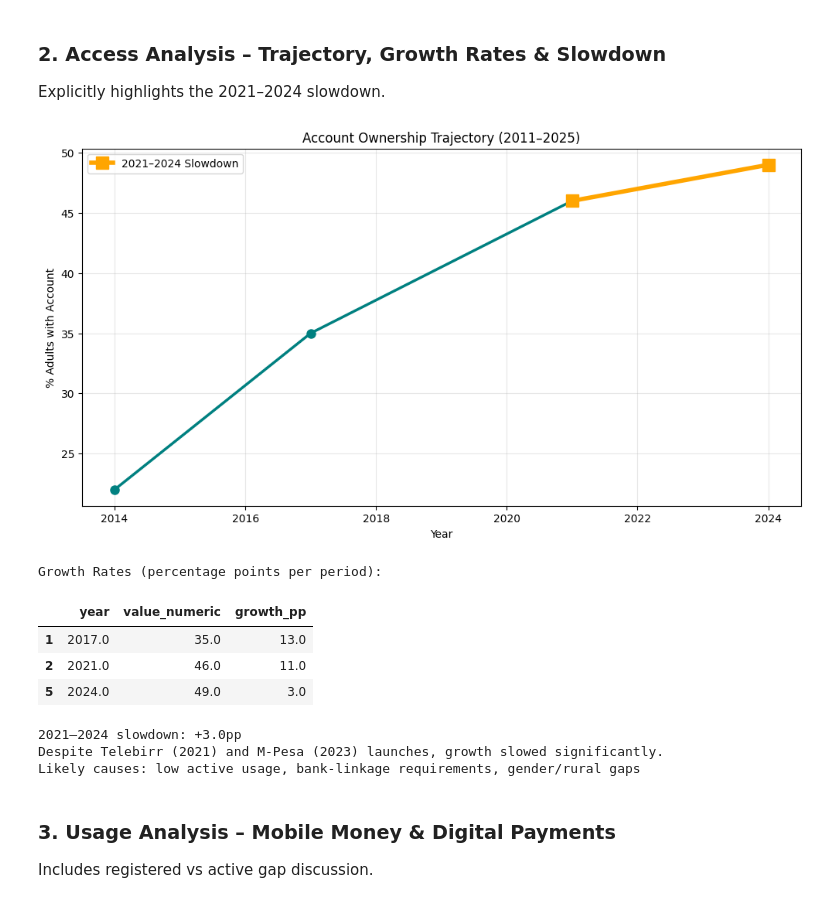
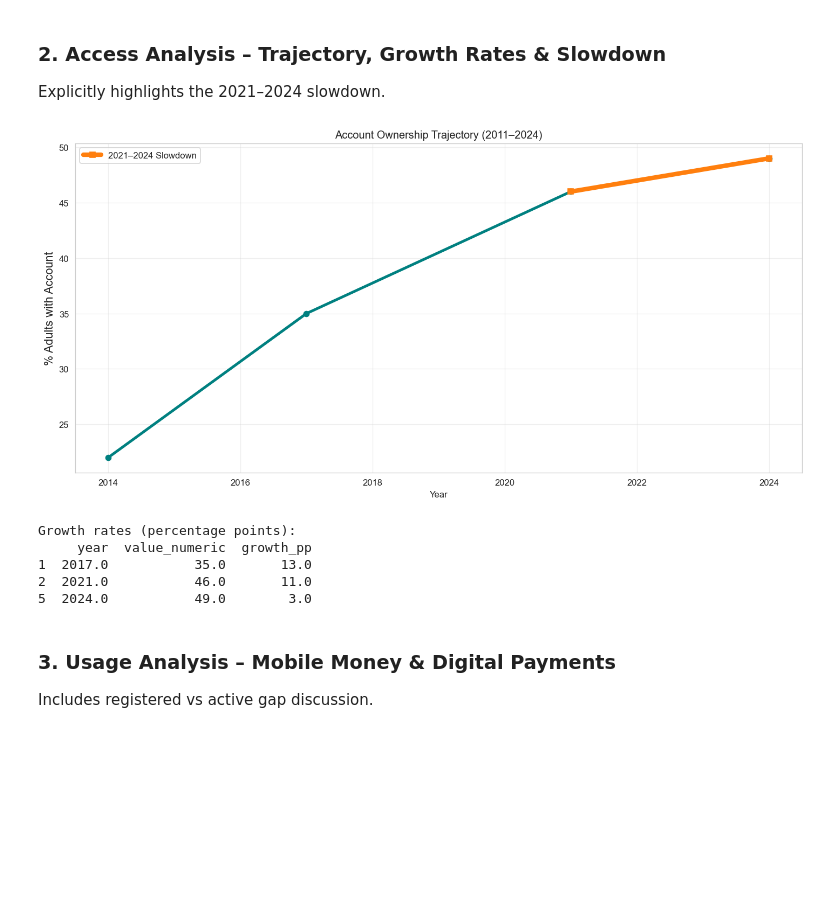
Before and after one commit to bekonad/ethiopia-financial-inclusion-forecast, a Jupyter notebook: notebooks/task2_eda.ipynb, the cells around one changed output. Drawn from its saved outputs; the diff is of its cells as text; code cells hidden in the pictures; blank space fills up the shorter version.

```diff
--- a/notebooks/task2_eda.ipynb
+++ b/notebooks/task2_eda.ipynb
@@ -49,13 +64,28 @@ def load_enriched_data():
     path = os.path.join(PROCESSED_DIR, 'enriched_fi_unified_data.csv')
     try:
         df = pd.read_csv(path, low_memory=False)
-        df['observation_date'] = pd.to_datetime(df['observation_date'], errors='coerce')
-        df['year'] = df['observation_date'].dt.year
+        for col in ['observation_date', 'event_date']:
+            if col in df.columns:
+                df[col] = pd.to_datetime(df[col], errors='coerce')
+        if 'year' not in df.columns and 'observation_date' in df.columns:
+            df['year'] = df['observation_date'].dt.year
         print(f"✓ Loaded enriched data: {df.shape[0]} rows × {df.shape[1]} columns")
         return df
     except FileNotFoundError:
         raise FileNotFoundError(f"Enriched file missing: {path}\n→ Run Task 1 first")
 
 df = load_enriched_data()
+
+def standardize_columns(df):
+    df.columns = df.columns.str.strip().str.lower().str.replace(' ', '_').str.replace('-', '_')
+    print("✓ Columns standardized")
+    return df
+
+df = standardize_columns(df)
+
+# Quick overview
+print("Record types:\n", df['record_type'].value_counts())
+print("Confidence levels:\n", df['confidence'].value_counts())
+print("Year coverage:\n", df['year'].dropna().astype(int).describe())
 # %% [output]
 ✓ Loaded enriched data: 55 rows × 36 columns
@@ -103,46 +147,38 @@ plot_dataset_overview(df)
 Explicitly highlights the 2021–2024 slowdown.
 # %%
 def plot_access_trajectory(df):
-    obs = df[df['record_type'] == 'observation'].copy()
-    acc = obs[obs['indicator_code'] == 'ACC_OWNERSHIP']
-    acc_all = acc[acc['gender'].isin(['all', None, 'all'])].sort_values('year').drop_duplicates('year')
+    obs = df[df['record_type']=='observation']
+    acc = obs[obs['indicator_code']=='ACC_OWNERSHIP']
+    acc_all = acc[acc['gender'].isin(['all','total', None])].sort_values('year').drop_duplicates('year')
 
-    # Static plot with slowdown highlight
     plt.figure(figsize=(12,6))
-    plt.plot(acc_all['year'], acc_all['value_numeric'], marker='o', color='teal', linewidth=2.5, markersize=8)
+    plt.plot(acc_all['year'], acc_all['value_numeric'], marker='o', linewidth=3, color=TEAL)
 
-    slowdown_mask = acc_all['year'].isin([2021, 2024])
-    plt.plot(acc_all[slowdown_mask]['year'], acc_all[slowdown_mask]['value_numeric'],
-             color='orange', linewidth=4, marker='s', markersize=12, label='2021–2024 Slowdown')
+    slowdown = acc_all['year'].isin([2021,2024])
+    plt.plot(acc_all[slowdown]['year'], acc_all[slowdown]['value_numeric'],
+             marker='s', linewidth=5, color=ORANGE, label='2021–2024 Slowdown')
 
-    plt.title('Account Ownership Trajectory (2011–2025)')
-    plt.ylabel('% Adults with Account')
+    plt.title('Account Ownership Trajectory (2011–2024)')
     plt.xlabel('Year')
+    plt.ylabel('% Adults with Account', fontsize=13)
     plt.grid(True, alpha=0.3)
     plt.legend()
-    plt.savefig(os.path.join(FIGURES_DIR, '04_access_trajectory_annotated.png'), dpi=200)
+    plt.tight_layout()
+    plt.savefig(os.path.join(FIGURES_DIR, '04_access_trajectory.png'), dpi=200)
     plt.show()
 
     acc_all['growth_pp'] = acc_all['value_numeric'].diff()
-    print("Growth Rates (percentage points per period):")
-    display(acc_all[['year', 'value_numeric', 'growth_pp']].dropna())
-
-    delta_2021_2024 = acc_all[acc_all['year'] == 2024]['growth_pp'].values[0] if 2024 in acc_all['year'].values else 0
-    print(f"\n2021–2024 slowdown: +{delta_2021_2024:.1f}pp")
-    print("Despite Telebirr (2021) and M-Pesa (2023) launches, growth slowed significantly.")
-    print("Likely causes: low active usage, bank-linkage requirements, gender/rural gaps")
+    print("Growth rates (percentage points):")
+    print(acc_all[['year','value_numeric','growth_pp']].dropna())
 
 plot_access_trajectory(df)
 # %% [output]
-[figure, old version]
+[figure, new version]
-Growth Rates (percentage points per period):
+Growth rates (percentage points):
+     year  value_numeric  growth_pp
+1  2017.0           35.0       13.0
+2  2021.0           46.0       11.0
+5  2024.0           49.0        3.0
-|  | year | value_numeric | growth_pp |
-| 1 | 2017.0 | 35.0 | 13.0 |
-| 2 | 2021.0 | 46.0 | 11.0 |
-| 5 | 2024.0 | 49.0 | 3.0 |
-2021–2024 slowdown: +3.0pp
-Despite Telebirr (2021) and M-Pesa (2023) launches, growth slowed significantly.
-Likely causes: low active usage, bank-linkage requirements, gender/rural gaps
 # %% [markdown]
 ### 3. Usage Analysis – Mobile Money & Digital Payments
 Includes registered vs active gap discussion.
```
Also changed, not shown: parts of 14 cells of this notebook, 21 other files.
